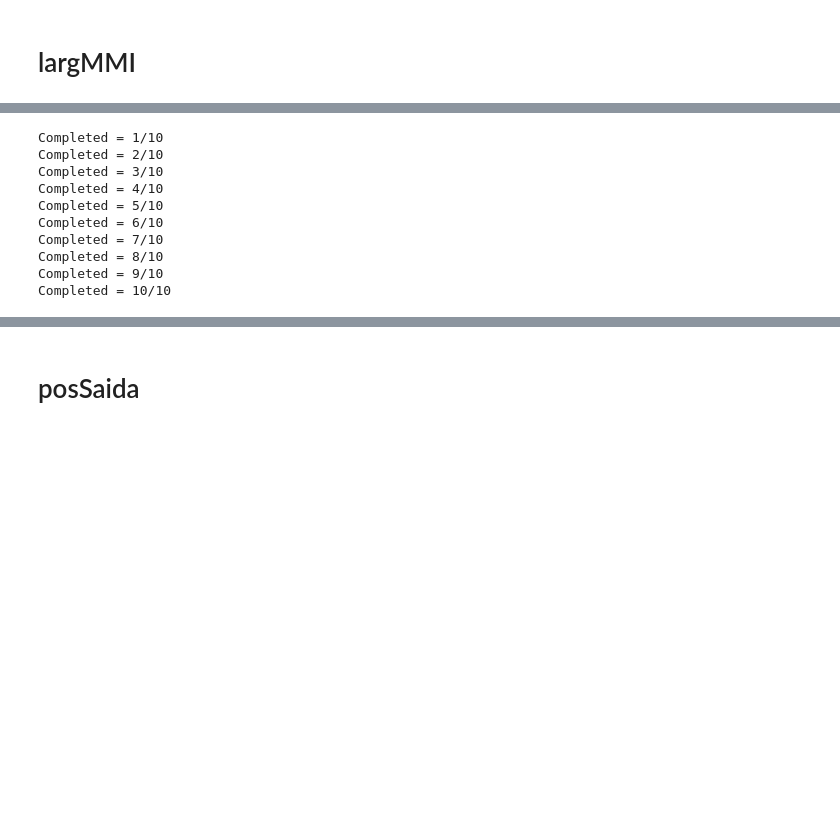
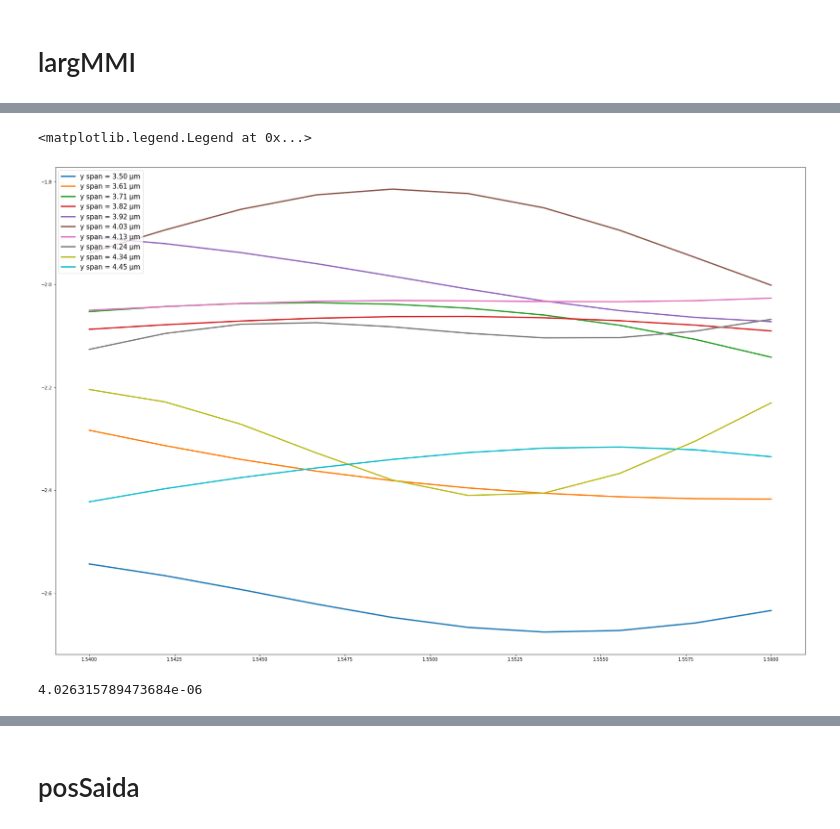
Before and after one commit to ringokin/MMI-photonics, a Jupyter notebook: backupzinho.ipynb, the cells around one changed output, grey strips where cells are left out. Cells and saved outputs as stored; diff of their text form; code cells hidden in the pictures; blank space fills up the shorter version.

```diff
--- a/backupzinho.ipynb
+++ b/backupzinho.ipynb
@@ -10,20 +10,20 @@ from IPython.display import display, Math
 ###############################################################
 # LINUX PATH
 
-# sys.path.append("/opt/lumerical/v221/api/python") #Default linux lumapi path
-# import lumapi
-# sys.path.append(os.path.dirname("/home/fotonica04/Documentos/GitHub/MMI-photonics")) #Current directory
+sys.path.append("/opt/lumerical/v221/api/python") #Default linux lumapi path
+import lumapi
+sys.path.append(os.path.dirname("/home/fotonica04/Documentos/GitHub/MMI-photonics")) #Current directory
 
 
 ###############################################################
 # WINDOWS PATH
 
-# spec_win = importlib.util.spec_from_file_location('lumapi', 'C:\\Program Files\\Lumerical\\v202\\api\\python\\lumapi.py')
-# lumapi = importlib.util.module_from_spec(spec_win)
-# os.add_dll_directory("C:/Program Files/Lumerical/v202/api/python")
-# sys.path.append(os.path.dirname('C:\Users\lucas\Desktop\Vh\MMI-photonics-main'))
-# spec_win.loader.exec_module(lumapi)
+# # spec_win = importlib.util.spec_from_file_location('lumapi', 'C:\\Program Files\\Lumerical\\v202\\api\\python\\lumapi.py')
+# # lumapi = importlib.util.module_from_spec(spec_win)
+# # os.add_dll_directory("C:/Program Files/Lumerical/v202/api/python")
+# # sys.path.append(os.path.dirname('C:\Users\lucas\Desktop\Vh\MMI-photonics-main'))
+# # spec_win.loader.exec_module(lumapi)
 
-os.add_dll_directory('C:\\Program Files\\Lumerical\\v202\\api\\python\\')
-lumapi = imp.load_source('lumapi','C:\\Program Files\\Lumerical\\v202\\api\\python\\lumapi.py')
+# os.add_dll_directory('C:\\Program Files\\Lumerical\\v202\\api\\python\\')
+# lumapi = imp.load_source('lumapi','C:\\Program Files\\Lumerical\\v202\\api\\python\\lumapi.py')
 #alteração 2
@@ -614,0 +731,16 @@ centMx = (lum.getnamed(mesh[2], 'x span'))/2
+# %%
+
+
+largMMI = np.linspace(3.5e-6, 5.5e-6, 20)
+plt.figure(figsize = (30,20))
+for i in range(10):
+    plt.plot(lmbd, loss[:,i], label = 'y span = {:.2f} μm'.format(largMMI[i]*1e6,3), linewidth = 3)
+plt.legend(loc ='upper left', fontsize = 15)
+# %% [output]
+<matplotlib.legend.Legend at 0x...>
+[figure, added]
+# %%
+largMMI = largMMI[5]
+print(largMMI)
+# %% [output]
+4.026315789473684e-06
@@ -615,6 +817,7 @@ centMx = (lum.getnamed(mesh[2], 'x span'))/2
 # %%
-
-for i in range(nSimu):
+valortestado = 7
+for j in range(1):
+    i = valortestado
     lum.switchtolayout()
 
     lum.setnamed("meshMMI", 'x min', inicioMMI)
@@ -650,37 +853,3 @@ for i in range(nSimu):
     lum.setnamed('EME::Ports::port_2', 'y span', posSaida[i])
     lum.setnamed('EME::Ports::port_3', 'y span', posSaida[i])
     lum.setnamed('EME::Ports::port_4', 'y span', posSaida[i])
-
-
-
-
-    lum.run()
-    lum.emepropagate()
-
-    lum.setemeanalysis('wavelength sweep', 1)
-    lum.setemeanalysis('start wavelength', 1.54e-6)
-    lum.setemeanalysis('stop wavelength', 1.56e-6)
-    lum.setemeanalysis('number of wavelength points', 10)
-
-    lum.emesweep('wavelength sweep')
-
-    wave = lum.getemesweep('S_wavelength_sweep')
-
-    lmbd = wave['wavelength']*1e6
-
-    s21[:,i] = abs(wave['s21'])**2
-    s31[:,i] = abs(wave['s31'])**2
-    s41[:,i] = abs(wave['s41'])**2
-
-    print('Completed = {}/{}'.format(i+1,nSimu))
-# %% [output]
-Completed = 1/10
-Completed = 2/10
-Completed = 3/10
-Completed = 4/10
-Completed = 5/10
-Completed = 6/10
-Completed = 7/10
-Completed = 8/10
-Completed = 9/10
-Completed = 10/10
```
Also changed, not shown: parts of 43 cells of this notebook, 9 other files.
